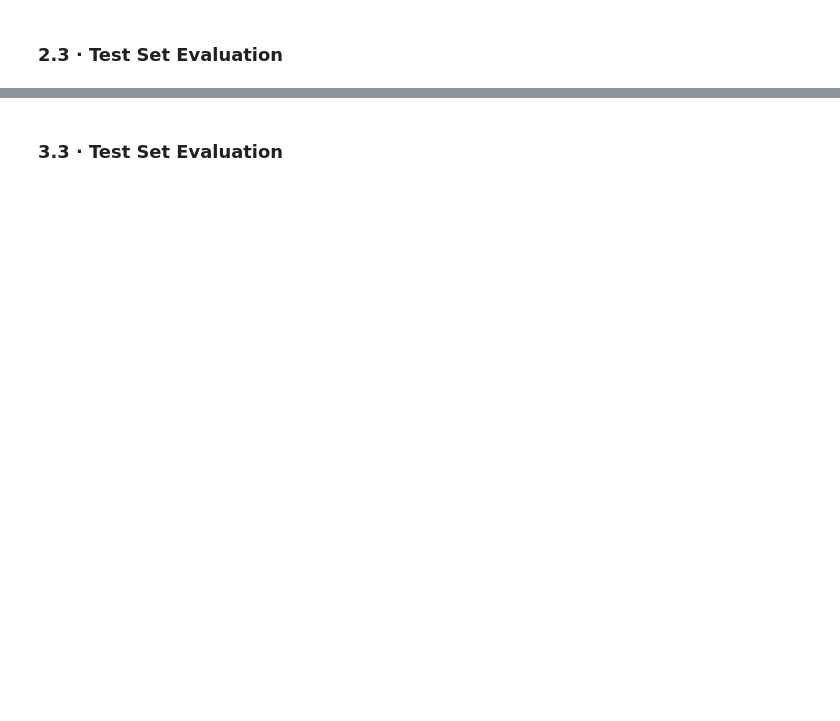
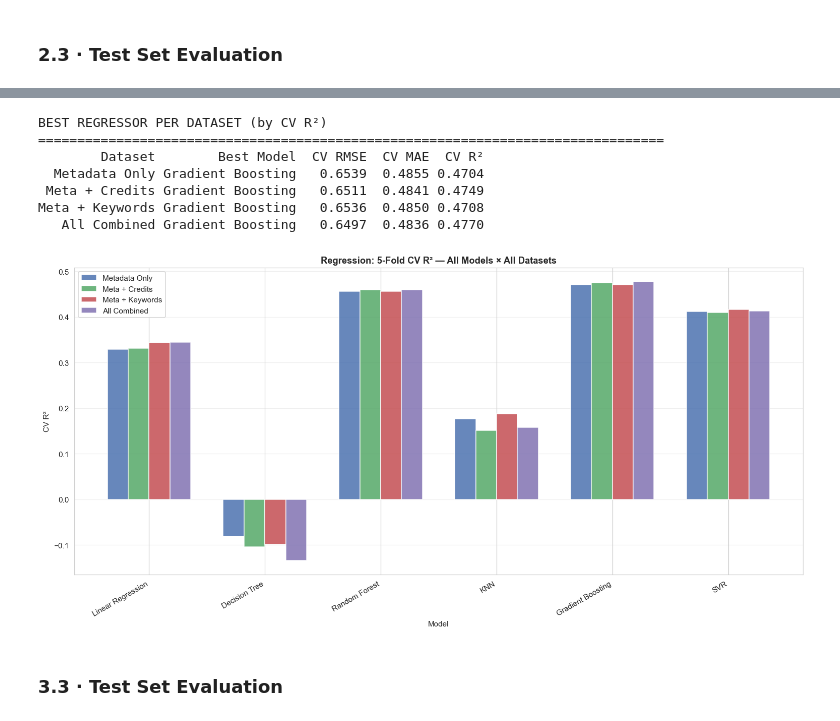
Before and after one commit to MaryemD/movie-success-predictor, a Jupyter notebook: notebooks/04_model_training_and_evaluation.ipynb, the cells around one changed output, grey strips where cells are left out. Cells and saved outputs as stored; diff of their text form; code cells hidden in the pictures; blank space fills up the shorter version.

```diff
--- a/notebooks/04_model_training_and_evaluation.ipynb
+++ b/notebooks/04_model_training_and_evaluation.ipynb
@@ -217,18 +194,0 @@ plt.show()
-# %%
-tree_models_clf = {
-    'Decision Tree': clf_models['Decision Tree'],
-    'Random Forest': clf_models['Random Forest'],
-    'Gradient Boosting': clf_models['Gradient Boosting'],
-}
-
-fig, axes = plt.subplots(1, 3, figsize=(20, 7))
-for ax, (name, model) in zip(axes, tree_models_clf.items()):
-    importances = pd.Series(model.feature_importances_, index=X_train_clf.columns)
-    top15 = importances.nlargest(15)
-    top15.sort_values().plot.barh(ax=ax, color='steelblue', edgecolor='white')
-    ax.set_title(f'{name}', fontweight='bold')
-    ax.set_xlabel('Importance')
-
-plt.suptitle('Top 15 Feature Importances — Classification', fontsize=14, fontweight='bold')
-plt.tight_layout()
-plt.show()
@@ -481,2 +406,47 @@ plt.show()
+# %%
+# Best regressor per dataset (by CV R²)
+best_reg_summary = []
+for ds_key in DATASETS:
+    cv_res = all_cv_reg[ds_key]
+    best_name = max(cv_res, key=lambda m: cv_res[m]['r2'])
+    best = cv_res[best_name]
+    best_reg_summary.append({
+        'Dataset': DS_LABELS[ds_key], 'Best Model': best_name,
+        'CV RMSE': round(best['rmse'], 4),
+        'CV MAE': round(best['mae'], 4), 'CV R²': round(best['r2'], 4),
+    })
+
+print("BEST REGRESSOR PER DATASET (by CV R²)")
+print("=" * 80)
+print(pd.DataFrame(best_reg_summary).to_string(index=False))
+
+# Grouped bar chart: R² of all models across datasets
+fig, ax = plt.subplots(figsize=(14, 7))
+model_names_reg = list(reg_models.keys())
+x = np.arange(len(model_names_reg))
+width = 0.18
+
+for i, ds_key in enumerate(DATASETS):
+    r2_vals = [all_cv_reg[ds_key][m]['r2'] for m in model_names_reg]
+    ax.bar(x + i * width, r2_vals, width, label=DS_LABELS[ds_key], color=colors[i], alpha=0.85)
+
+ax.set_xlabel('Model')
+ax.set_ylabel('CV R²')
+ax.set_title('Regression: 5-Fold CV R² — All Models × All Datasets', fontweight='bold')
+ax.set_xticks(x + width * 1.5)
+ax.set_xticklabels(model_names_reg, rotation=30, ha='right')
+ax.legend()
+ax.grid(axis='y', alpha=0.3)
+plt.tight_layout()
+plt.show()
+# %% [output]
+BEST REGRESSOR PER DATASET (by CV R²)
+================================================================================
+        Dataset        Best Model  CV RMSE  CV MAE  CV R²
+  Metadata Only Gradient Boosting   0.6539  0.4855 0.4704
+ Meta + Credits Gradient Boosting   0.6511  0.4841 0.4749
+Meta + Keywords Gradient Boosting   0.6536  0.4850 0.4708
+   All Combined Gradient Boosting   0.6497  0.4836 0.4770
+[figure, added]
 # %% [markdown]
 ### 3.3 · Test Set Evaluation
```
Also changed, not shown: parts of 51 cells of this notebook, 23 other files.
